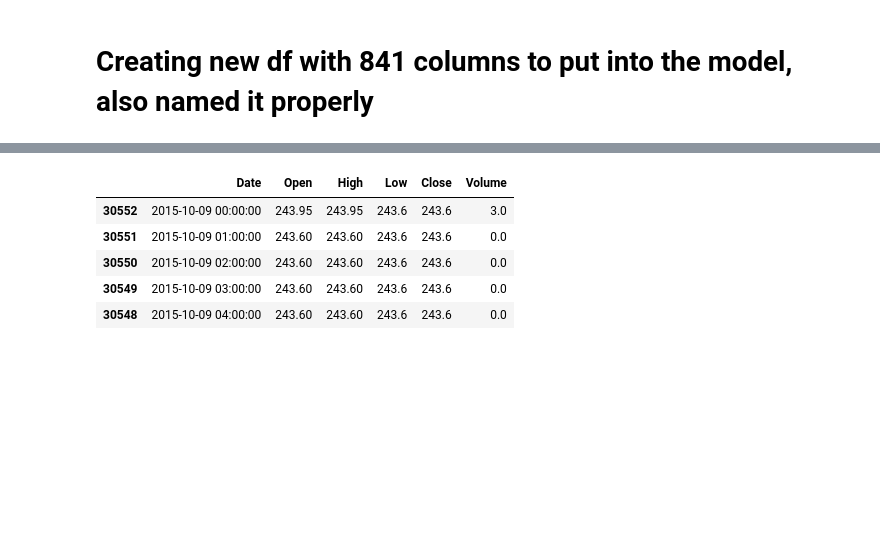
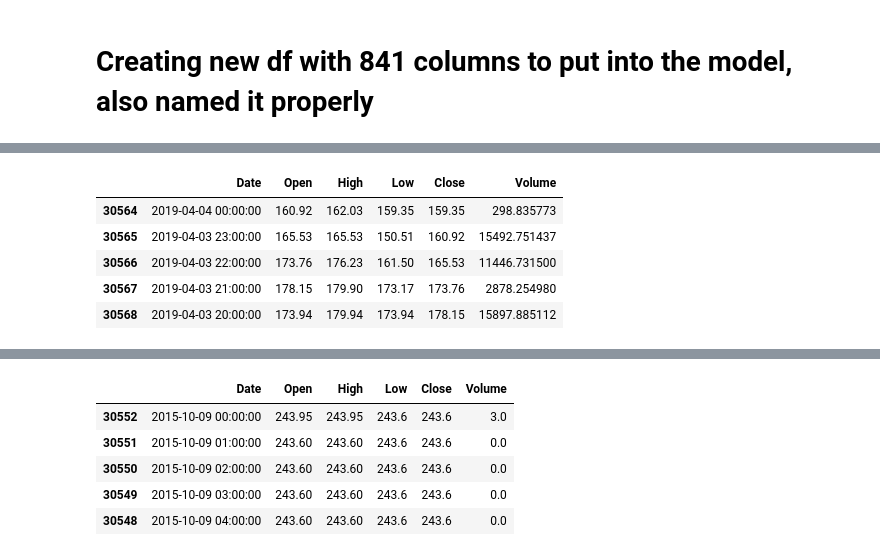
Before and after one commit to Nexil221/BSc-project, a Jupyter notebook: rf1.ipynb, the cells around one changed output, grey strips where cells are left out. Saved outputs shown, nothing was run; the diff lists cells and outputs as text; code cells hidden in the pictures; blank space fills up the shorter version.

```diff
--- a/rf1.ipynb
+++ b/rf1.ipynb
@@ -123,3 +122,13 @@ See the caveats in the documentation: http://pandas.pydata.org/pandas-docs/stabl
 | 2 | 2019-04-03 22:00:00 | 5188.41 | 5266.70 | 4975.00 | 5113.50 | 1632.587373 |
 | 3 | 2019-04-03 21:00:00 | 5293.76 | 5346.68 | 5180.04 | 5188.41 | 350.507383 |
 | 4 | 2019-04-03 20:00:00 | 5140.62 | 5319.81 | 5140.62 | 5293.76 | 1005.936609 |
+# %%
+df_eth.drop(['Symbol'], axis=1, inplace=True, errors='ignore')
+df_eth.head()
+# %% [output]
+|  | Date | Open | High | Low | Close | Volume |
+| 30564 | 2019-04-04 00:00:00 | 160.92 | 162.03 | 159.35 | 159.35 | 298.835773 |
+| 30565 | 2019-04-03 23:00:00 | 165.53 | 165.53 | 150.51 | 160.92 | 15492.751437 |
+| 30566 | 2019-04-03 22:00:00 | 173.76 | 176.23 | 161.50 | 165.53 | 11446.731500 |
+| 30567 | 2019-04-03 21:00:00 | 178.15 | 179.90 | 173.17 | 173.76 | 2878.254980 |
+| 30568 | 2019-04-03 20:00:00 | 173.94 | 179.94 | 173.94 | 178.15 | 15897.885112 |
```
Also changed, not shown: parts of 21 cells of this notebook, 3 other files.
